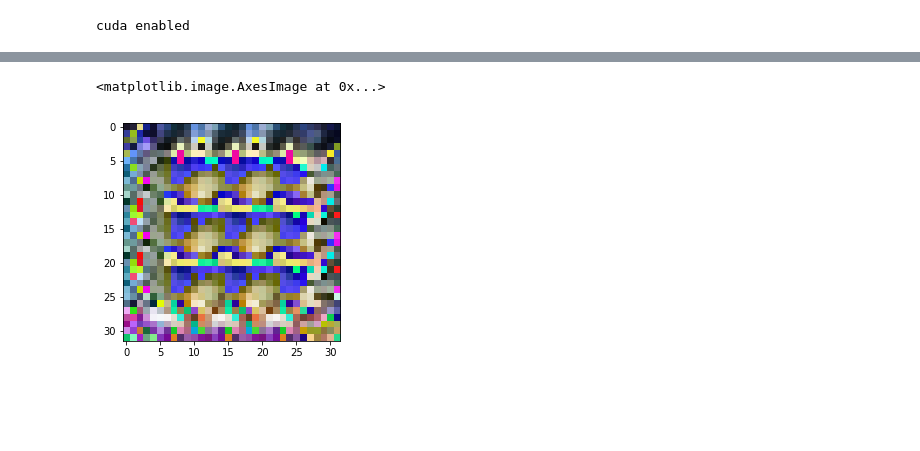
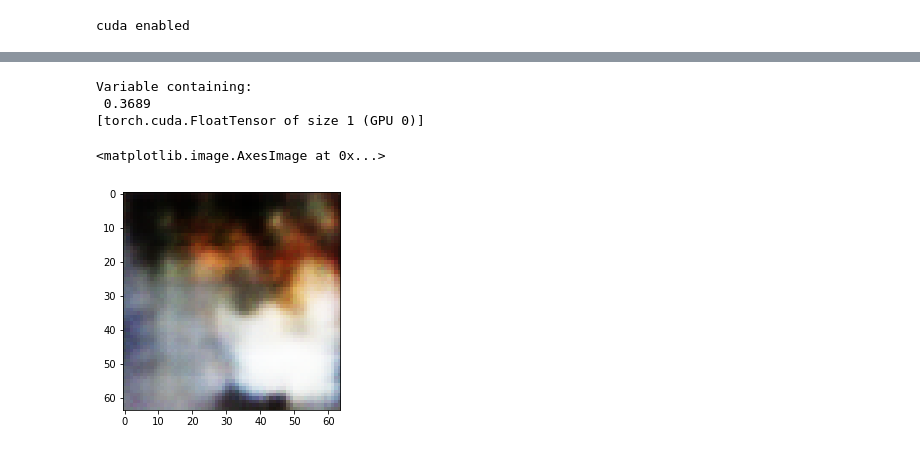
Before and after one commit to csgwon/examples, a Jupyter notebook: dcgan/DCGAN.ipynb, the cells around one changed output, grey strips where cells are left out. Cells and saved outputs as stored; diff of their text form; code cells hidden in the pictures; blank space fills up the shorter version.

```diff
--- a/dcgan/DCGAN.ipynb
+++ b/dcgan/DCGAN.ipynb
@@ -70,19 +81,23 @@ class _netG(nn.Module):
         self.ngpu = ngpu
         self.main = nn.Sequential(
             # input is Z, going into a convolution
-            nn.ConvTranspose2d( nz, ngf * 4, 4, 1, 0, bias=False),
+            nn.ConvTranspose2d(     nz, ngf * 8, 4, 1, 0, bias=False),
+            nn.BatchNorm2d(ngf * 8),
+            nn.ReLU(True),
+            # state size. (ngf*8) x 4 x 4
+            nn.ConvTranspose2d(ngf * 8, ngf * 4, 4, 2, 1, bias=False),
             nn.BatchNorm2d(ngf * 4),
             nn.ReLU(True),
-            # state size. (ngf*4) x 4 x 4
+            # state size. (ngf*4) x 8 x 8
             nn.ConvTranspose2d(ngf * 4, ngf * 2, 4, 2, 1, bias=False),
             nn.BatchNorm2d(ngf * 2),
             nn.ReLU(True),
-            # state size. (ngf*2) x 8 x 8
-            nn.ConvTranspose2d(ngf * 2, ngf, 4, 2, 1, bias=False),
+            # state size. (ngf*2) x 16 x 16
+            nn.ConvTranspose2d(ngf * 2,     ngf, 4, 2, 1, bias=False),
             nn.BatchNorm2d(ngf),
             nn.ReLU(True),
-            # state size. (ngf) x 16 x 16
-            nn.ConvTranspose2d(ngf, nc, 4, 2, 1, bias=False),
+            # state size. (ngf) x 32 x 32
+            nn.ConvTranspose2d(    ngf,      nc, 4, 2, 1, bias=False),
             nn.Tanh()
             # state size. (nc) x 32 x 32
         )
@@ -100,19 +115,23 @@ class _netD(nn.Module):
         super(_netD, self).__init__()
         self.ngpu = ngpu
         self.main = nn.Sequential(
-            # input is (nc) x 32 x 32
+            # input is (nc) x 64 x 64
             nn.Conv2d(nc, ndf, 4, 2, 1, bias=False),
             nn.LeakyReLU(0.2, inplace=True),
-            # state size. (ndf) x 16 x 16
+            # state size. (ndf) x 32 x 32
             nn.Conv2d(ndf, ndf * 2, 4, 2, 1, bias=False),
             nn.BatchNorm2d(ndf * 2),
             nn.LeakyReLU(0.2, inplace=True),
-            # state size. (ndf*2) x 8 x 8
+            # state size. (ndf*2) x 16 x 16
             nn.Conv2d(ndf * 2, ndf * 4, 4, 2, 1, bias=False),
             nn.BatchNorm2d(ndf * 4),
             nn.LeakyReLU(0.2, inplace=True),
-            # state size. (ndf*4) x 4 x 4
-            nn.Conv2d(ndf * 4, 1, 4, 1, 0, bias=False),
+            # state size. (ndf*4) x 8 x 8
+            nn.Conv2d(ndf * 4, ndf * 8, 4, 2, 1, bias=False),
+            nn.BatchNorm2d(ndf * 8),
+            nn.LeakyReLU(0.2, inplace=True),
+            # state size. (ndf*8) x 4 x 4
+            nn.Conv2d(ndf * 8, 1, 4, 1, 0, bias=False),
             nn.Sigmoid()
         )
 
@@ -199,6 +224,9 @@ test_data_iter = iter(test_dataloader)
 img_id = 9
 for _ in range(img_id+1):
     test_sample = next(test_data_iter)
+# %%
+def Unnormalize(img):
+    return ((img*0.5+0.5)*255).astype(np.uint8) # using 0.5 for mean and std (as from Normalize call above)
 # %%
 # plot original raw image against normalized image
 plt.figure()
@@ -332,6 +377,13 @@ Fake image score: [ 0.06172708]
+# %%
+fixed_noise_input = netG(fixed_noise[0].unsqueeze(0))
+fixed_noise_output = netD(fixed_noise_input)
+print(fixed_noise_output)
+# %% [output]
+Variable containing:
+ 0.3689
+[torch.cuda.FloatTensor of size 1 (GPU 0)]
 # %%
-# take a look at the fake image
-plt.imshow(test_fake_input.cpu().data.numpy()[0].transpose(1,2,0))
+plt.imshow(Unnormalize(fixed_noise_input.cpu().data.numpy()[0].transpose(1,2,0)))
 # %% [output]
 <matplotlib.image.AxesImage at 0x...>
-[figure, old version]
+[figure, new version]
```
Also changed, not shown: parts of 12 cells of this notebook.
